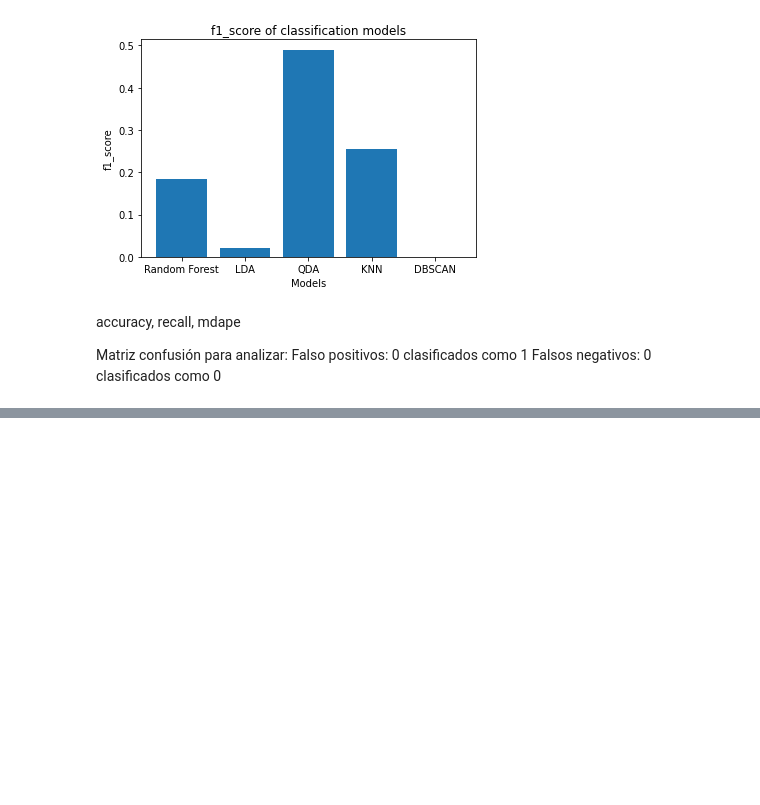
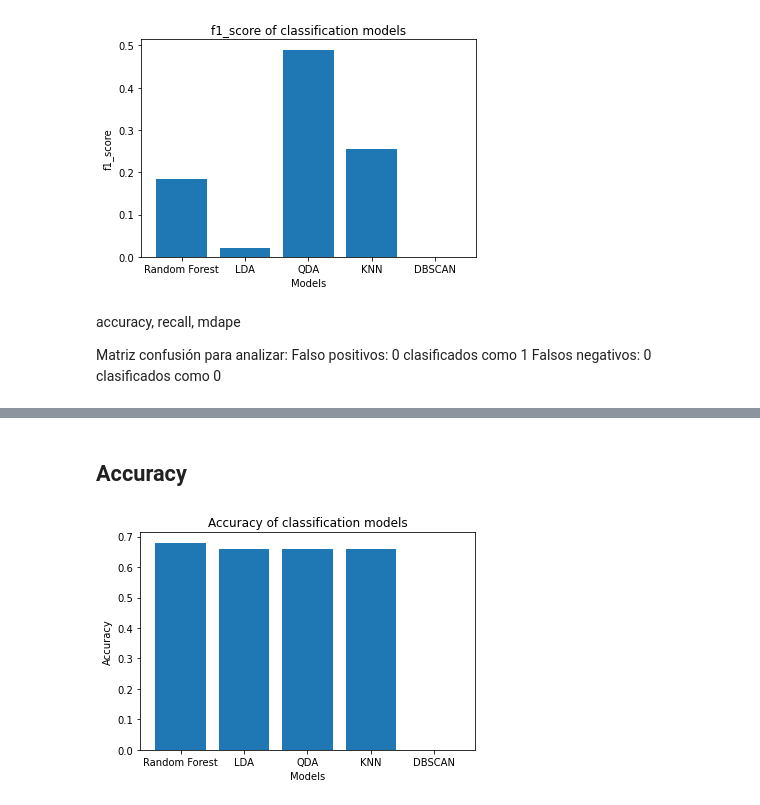
Before and after one commit to LAMDAMielgo/SatAi_BicycleFriendlyPath, a Jupyter notebook: Classification_models_for_RGB_images.ipynb, the cells around one changed output, grey strips where cells are left out. Cells and saved outputs as stored; diff of their text form; code cells hidden in the pictures; blank space fills up the shorter version.

Commit message:
Modelos clasificacion RGB

```diff
--- a/Classification_models_for_RGB_images.ipynb
+++ b/Classification_models_for_RGB_images.ipynb
@@ -597,0 +928,5 @@ Falsos negativos: 0 clasificados como 0
+# %%
+# Evaluation
+KNN_score_relevant, KNN_r2_relevant, KNN_cm_relevant, KNN_c_report_relevant = analysis_model('KNN',
+                                                                                              KNN_predict_relevant,
+                                                                                              y_test_relevant)
@@ -597,0 +956,11 @@ Falsos negativos: 0 clasificados como 0
+# %%
+# Define model parameters
+dict_parameters_DBSCAN_model = {'eps':         1, #maximum distance between two samples
+                                'min_samples': 2, #he number of samples (or total weight) in a neighborhood for a point to be considered as a core point
+                                'metric':'euclidean'
+                                }
+
+DBSCAN_model = DBSCAN_model_(dict_parameters_DBSCAN_model, X_train_relevant, y_train_relevant)
+
+# Predict model
+DBSCAN_predict_relevant = DBSCAN_model.fit_predict(X_test_relevant)
@@ -597,0 +969,5 @@ Falsos negativos: 0 clasificados como 0
+# %%
+# Evaluation
+DBSCAN_score_relevant, DBSCAN_r2_relevant, DBSCAN_cm_relevant, DBSCAN_c_report_relevant = analysis_model('DBSCAN',
+                                                                                                          DBSCAN_predict_relevant,
+                                                                                                          y_test_relevant)
@@ -597,0 +994,12 @@ Falsos negativos: 0 clasificados como 0
+# %%
+# Save results of classification models in dataframe
+df_relevant_model_result = pd.DataFrame(columns = {'Model_name','Features','Model_predict','Accuracy','R2','f1_score','confusion_matrix'})
+df_relevant_model_result['Model_name'] = ['Random Forest','LDA','QDA','KNN','DBSCAN']
+df_relevant_model_result['Features'] = [ls_features_relevant]*len(df_relevant_model_result['Model_name'])
+df_relevant_model_result['Model_predict'] = [RF_predict_relevant,LDA_predict_relevant,QDA_predict_relevant,KNN_predict_relevant,DBSCAN_predict_relevant]
+df_relevant_model_result['Accuracy'] = [RF_score_relevant,LDA_score_relevant,QDA_score_relevant,KNN_score_relevant,DBSCAN_score_relevant]
+df_relevant_model_result['R2'] = [RF_r2_relevant,LDA_r2_relevant,QDA_r2_relevant,KNN_r2_relevant,DBSCAN_r2_relevant]
+df_relevant_model_result['f1_score'] = df_relevant_model_result['Model_predict'].apply(lambda row: f1_score_calculation(y_test_relevant, row))
+df_relevant_model_result['confusion_matrix'] = [RF_cm_relevant,LDA_cm_relevant,QDA_cm_relevant,KNN_cm_relevant,DBSCAN_cm_relevant]
+
+print(df_relevant_model_result)
@@ -597,0 +1027,10 @@ Falsos negativos: 0 clasificados como 0
+# %% [markdown]
+## Accuracy
+# %%
+histogram_plot(df_relevant_model_result['Model_name'],
+               df_relevant_model_result['Accuracy'],
+               'Models',
+               'Accuracy',
+               'Accuracy')
+# %% [output]
+[figure, added]
```
Also changed, not shown: parts of 63 cells of this notebook.
